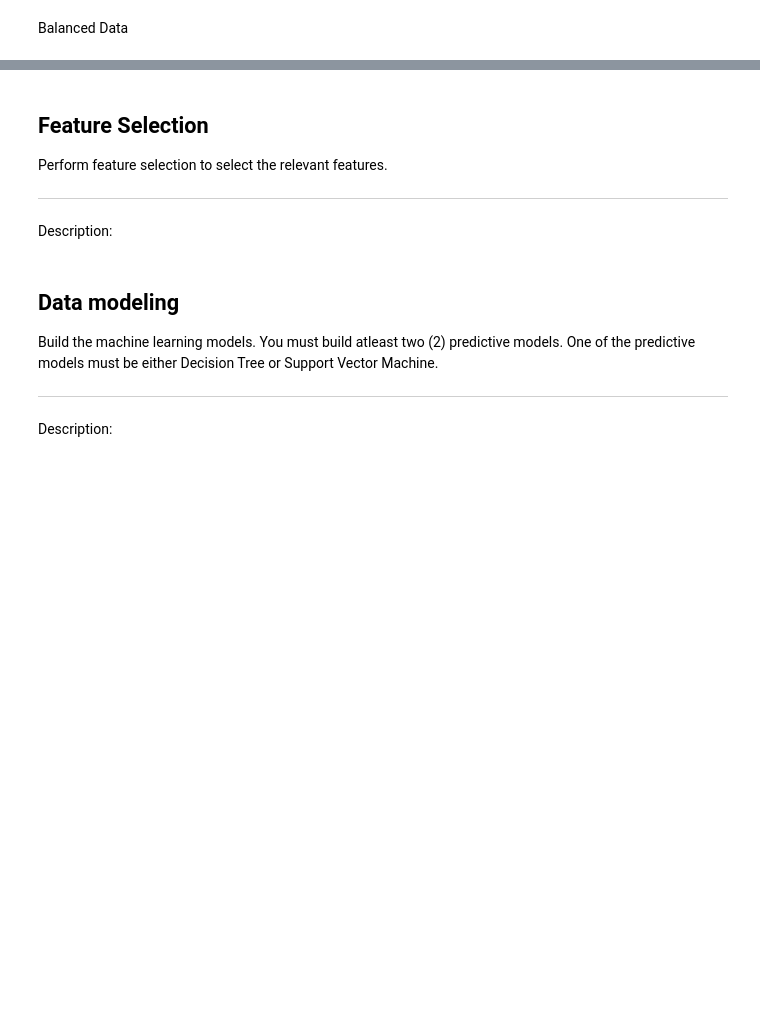
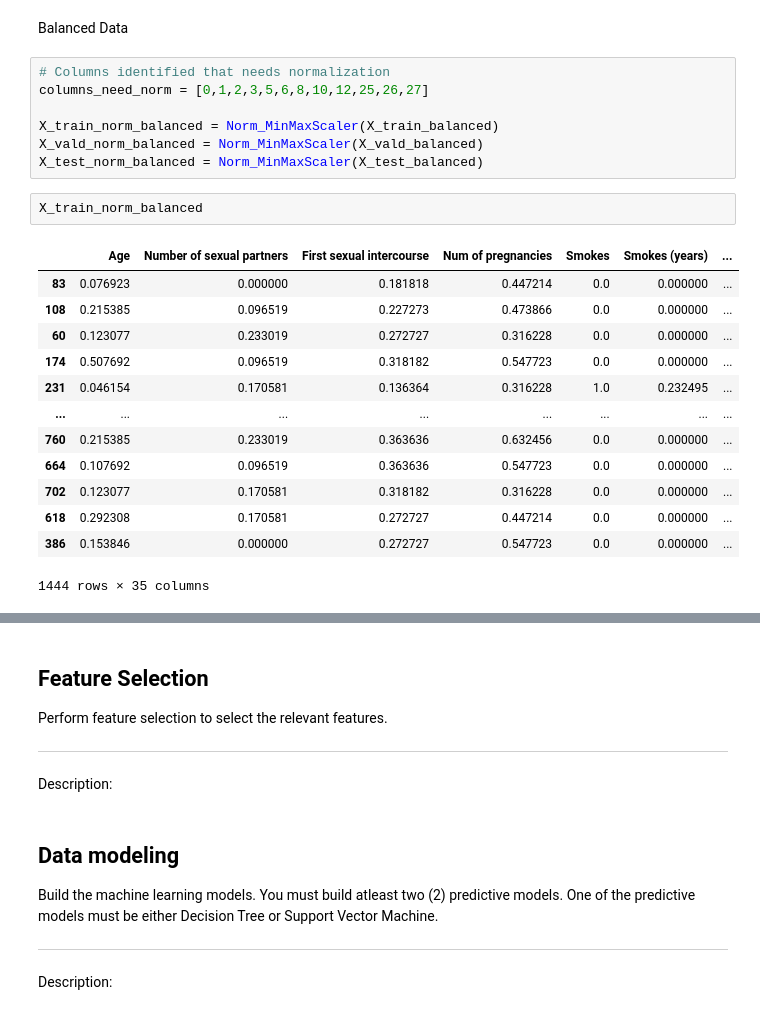
Before and after one commit to ahdeanlau/Cervical-Cancer-Diagnosis-Prediction-Model, a Jupyter notebook: Project Part 1.ipynb, the cells around one changed output, grey strips where cells are left out. Saved outputs shown, nothing was run; the diff lists cells and outputs as text; blank space fills up the shorter version.

```diff
--- a/Project Part 1.ipynb
+++ b/Project Part 1.ipynb
@@ -1289,2 +1374,25 @@ X_train_sqrt
 # %% [markdown]
 Balanced Data
+# %%
+# Columns identified that needs normalization
+columns_need_norm = [0,1,2,3,5,6,8,10,12,25,26,27]
+
+X_train_norm_balanced = Norm_MinMaxScaler(X_train_balanced)
+X_vald_norm_balanced = Norm_MinMaxScaler(X_vald_balanced)
+X_test_norm_balanced = Norm_MinMaxScaler(X_test_balanced)
+# %%
+X_train_norm_balanced
+# %% [output]
+|  | Age | Number of sexual partners | First sexual intercourse | Num of pregnancies | Smokes | Smokes (years) | ... |
+| 83 | 0.076923 | 0.000000 | 0.181818 | 0.447214 | 0.0 | 0.000000 | ... |
+| 108 | 0.215385 | 0.096519 | 0.227273 | 0.473866 | 0.0 | 0.000000 | ... |
+| 60 | 0.123077 | 0.233019 | 0.272727 | 0.316228 | 0.0 | 0.000000 | ... |
+| 174 | 0.507692 | 0.096519 | 0.318182 | 0.547723 | 0.0 | 0.000000 | ... |
+| 231 | 0.046154 | 0.170581 | 0.136364 | 0.316228 | 1.0 | 0.232495 | ... |
+| ... | ... | ... | ... | ... | ... | ... | ... |
+| 760 | 0.215385 | 0.233019 | 0.363636 | 0.632456 | 0.0 | 0.000000 | ... |
+| 664 | 0.107692 | 0.096519 | 0.363636 | 0.547723 | 0.0 | 0.000000 | ... |
+| 702 | 0.123077 | 0.170581 | 0.318182 | 0.316228 | 0.0 | 0.000000 | ... |
+| 618 | 0.292308 | 0.170581 | 0.272727 | 0.447214 | 0.0 | 0.000000 | ... |
+| 386 | 0.153846 | 0.000000 | 0.272727 | 0.547723 | 0.0 | 0.000000 | ... |
+1444 rows × 35 columns
```
Also changed, not shown: parts of 26 cells of this notebook.
